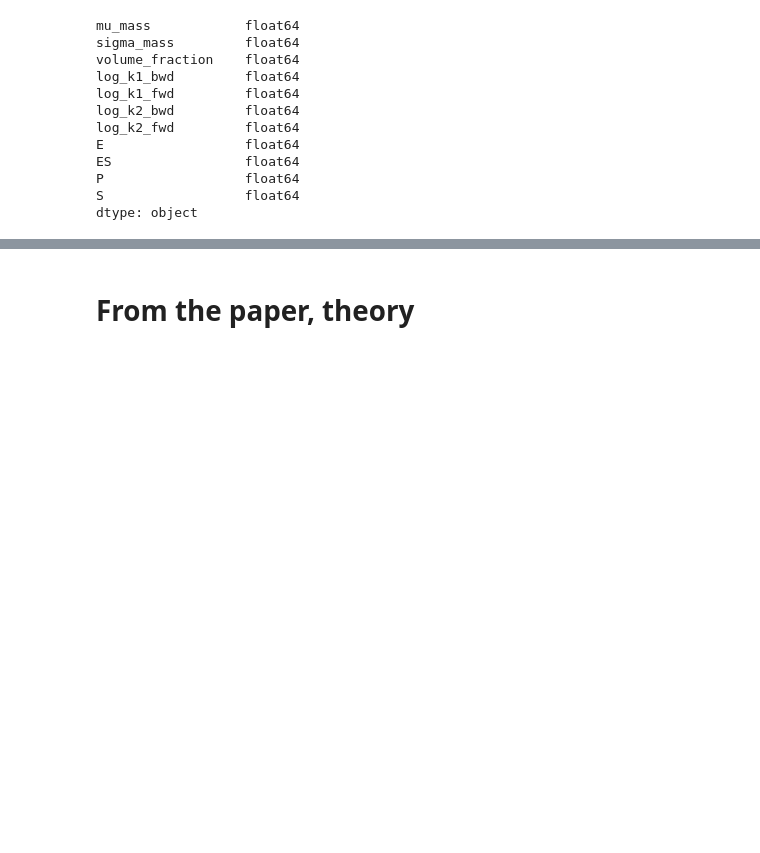
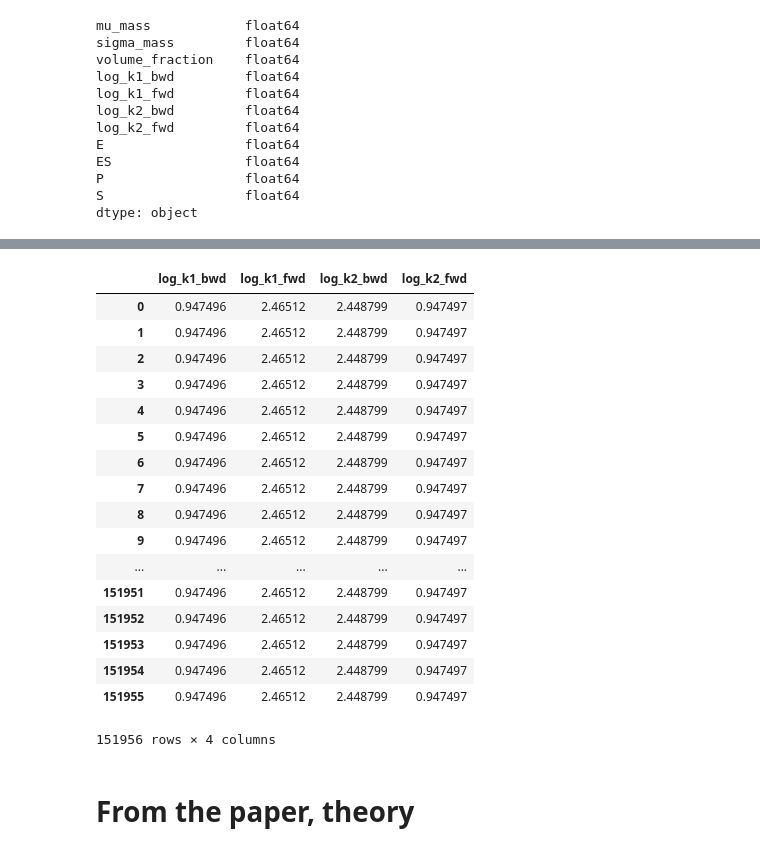
Before and after one commit to WilliamCappelletti/ML_CS433_project2, a Jupyter notebook: src/exploration.ipynb, the cells around one changed output, grey strips where cells are left out. Drawn from its saved outputs; the diff is of its cells as text; code cells hidden in the pictures; blank space fills up the shorter version.

Commit message:
methods to obtain weights

```diff
--- a/src/exploration.ipynb
+++ b/src/exploration.ipynb
@@ -54,6 +55,27 @@ data.describe()
 | 50% | 31.900000 | 0.000000 | 0.300000 | -0.815319 | 0.775492 | 0.773877 | -0.815306 | 0.000000 | ... |
 | 75% | 31.900000 | 0.825000 | 0.400000 | -0.322463 | 1.151129 | 1.152740 | -0.322456 | 0.336472 | ... |
 | max | 36.800000 | 0.825000 | 0.500000 | -0.005235 | 1.923991 | 1.878998 | -0.005228 | 0.587787 | ... |
+# %%
+charles.weights_obtain(data)
+# %% [output]
+|  | log_k1_bwd | log_k1_fwd | log_k2_bwd | log_k2_fwd |
+| 0 | 0.947496 | 2.46512 | 2.448799 | 0.947497 |
+| 1 | 0.947496 | 2.46512 | 2.448799 | 0.947497 |
+| 2 | 0.947496 | 2.46512 | 2.448799 | 0.947497 |
+| 3 | 0.947496 | 2.46512 | 2.448799 | 0.947497 |
+| 4 | 0.947496 | 2.46512 | 2.448799 | 0.947497 |
+| 5 | 0.947496 | 2.46512 | 2.448799 | 0.947497 |
+| 6 | 0.947496 | 2.46512 | 2.448799 | 0.947497 |
+| 7 | 0.947496 | 2.46512 | 2.448799 | 0.947497 |
+| 8 | 0.947496 | 2.46512 | 2.448799 | 0.947497 |
+| 9 | 0.947496 | 2.46512 | 2.448799 | 0.947497 |
+| ... | ... | ... | ... | ... |
+| 151951 | 0.947496 | 2.46512 | 2.448799 | 0.947497 |
+| 151952 | 0.947496 | 2.46512 | 2.448799 | 0.947497 |
+| 151953 | 0.947496 | 2.46512 | 2.448799 | 0.947497 |
+| 151954 | 0.947496 | 2.46512 | 2.448799 | 0.947497 |
+| 151955 | 0.947496 | 2.46512 | 2.448799 | 0.947497 |
+151956 rows × 4 columns
 # %% [markdown]
 # From the paper, theory
 # %% [markdown]
```
Also changed, not shown: parts of 1 cell of this notebook, 2 other files.
